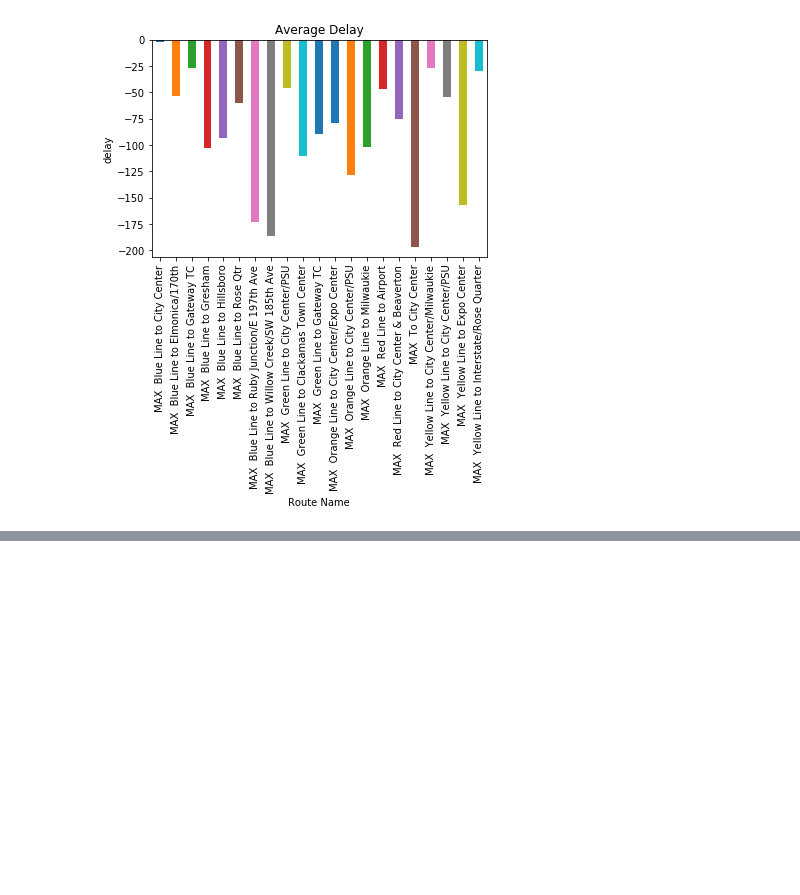
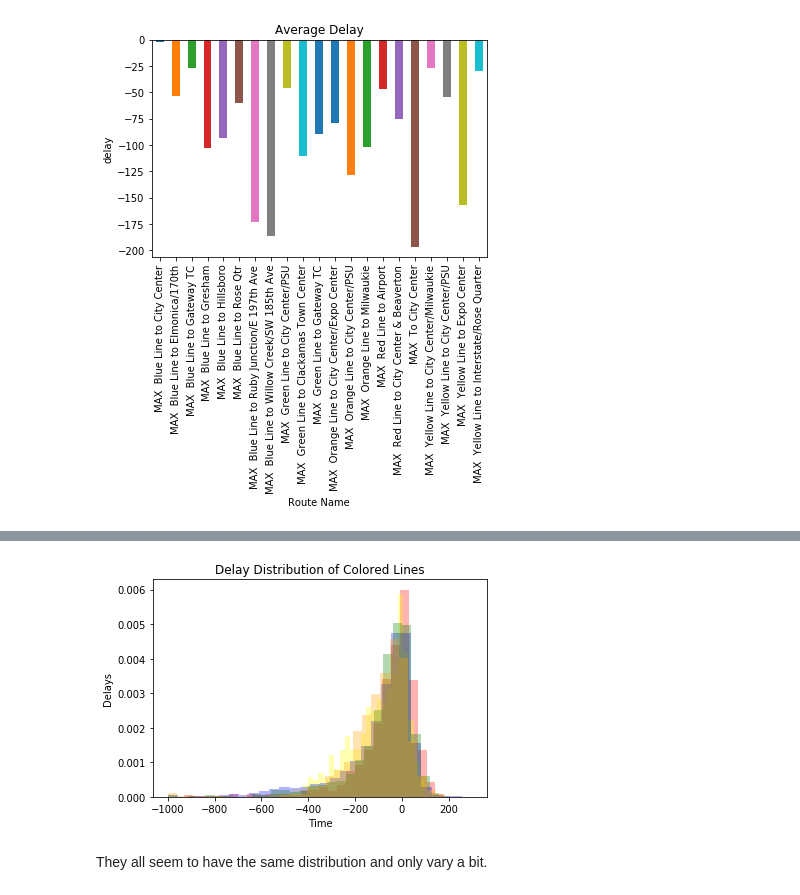
Before and after one commit to ebicher/Data-Science, a Jupyter notebook: TriMet/Merged Data - Final.ipynb, the cells around one changed output, grey strips where cells are left out. Drawn from its saved outputs; the diff is of its cells as text; code cells hidden in the pictures; blank space fills up the shorter version.

```diff
--- a/TriMet/Merged Data - Final.ipynb
+++ b/TriMet/Merged Data - Final.ipynb
@@ -72,0 +134,16 @@ plt.title('Number of Trips');
+# %%
+plt.hist(dfred['delay'], bins=30, density=True, color='red', alpha=.3)
+plt.hist(dfyellow['delay'], bins=30, density=True, color='yellow', alpha=.3)
+plt.hist(dfblue['delay'], bins=30, density=True, color='blue', alpha=.3)
+plt.hist(dfgreen['delay'], bins=30, density=True, color='green', alpha=.3)
+plt.hist(dforange['delay'], bins=30, density=True, color='orange', alpha=.3)
+plt.ylabel('Delays')
+plt.xlabel('Time')
+plt.title('Delay Distribution of Colored Lines')
+
+
+plt.show()
+# %% [output]
+[figure, added]
+# %% [markdown]
+They all seem to have the same distribution and only vary a bit.
```
Also changed, not shown: parts of 30 cells of this notebook.
